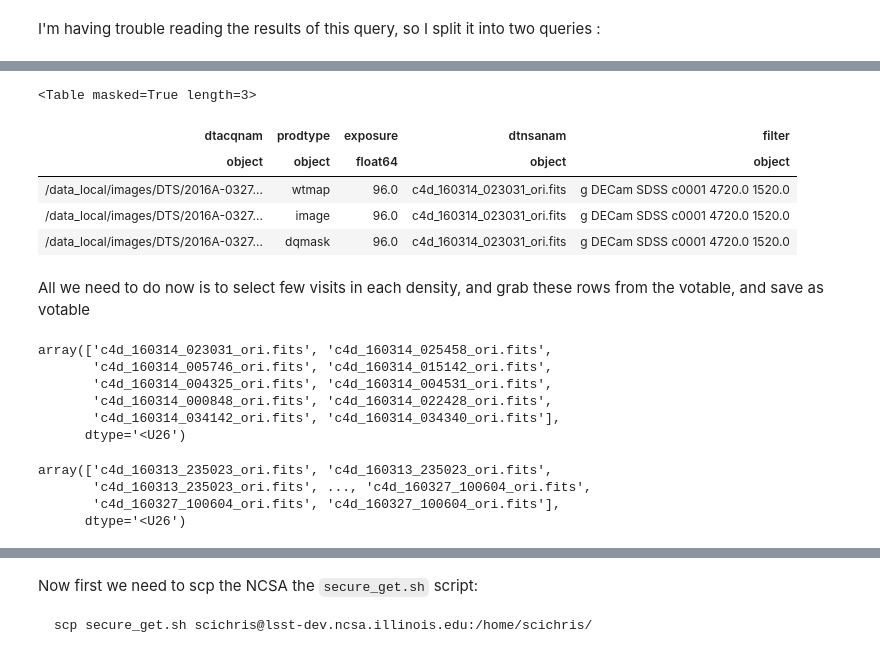
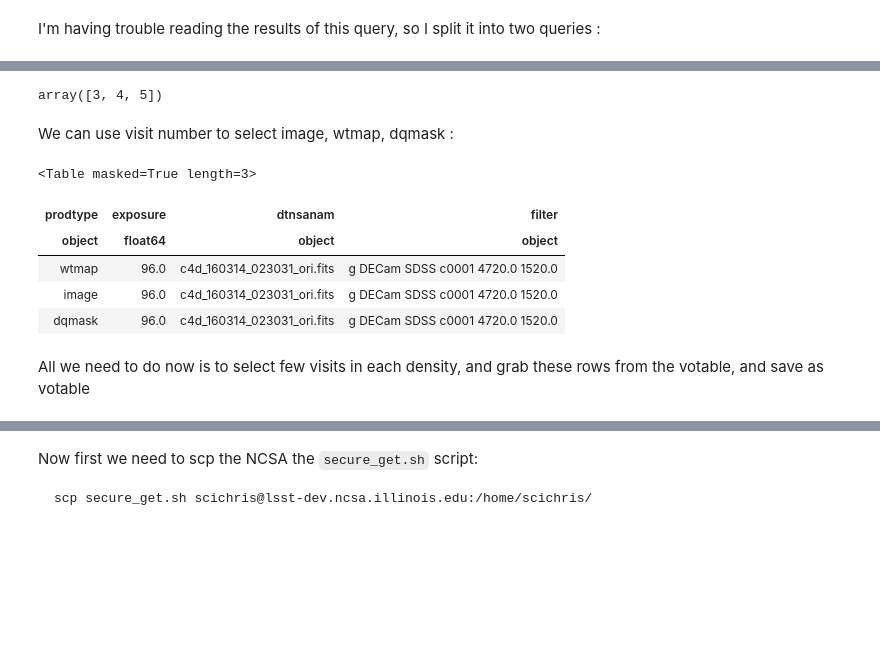
Before and after one commit to suberlak/crowded_fields, a Jupyter notebook: code/N0_DECAPS_select_MAF.ipynb, the cells around one changed output, grey strips where cells are left out. Saved outputs shown, nothing was run; the diff lists cells and outputs as text; code cells hidden in the pictures; blank space fills up the shorter version.

```diff
--- a/code/N0_DECAPS_select_MAF.ipynb
+++ b/code/N0_DECAPS_select_MAF.ipynb
@@ -394,0 +492,4 @@ WARNING: W22: rows_as_votable_1516932989_6863.vot.xml:10:2: W22: The DEFINITIONS
+# %%
+# Stack with hstack :
+cols = decaps_rows2.colnames
+decaps_rows = vstack([decaps_rows1[cols], decaps_rows2])
@@ -394,0 +498,6 @@ WARNING: W22: rows_as_votable_1516932989_6863.vot.xml:10:2: W22: The DEFINITIONS
+# %%
+# visit comes from dtacqnam
+x1 = len('/data_local/images/DTS/2016A-0327/DECam_00')
+x2 = len('.fits.fz')
+visit = [line[x1:-x2] for line in decaps_rows['dtacqnam'].data.astype(str)]
+decaps_rows['visit'] = visit
@@ -395,31 +514,26 @@ WARNING: W22: rows_as_votable_1516932989_6863.vot.xml:10:2: W22: The DEFINITIONS
+# %%
+# This quick test ensures that
+# a) each visit number is used only once
+# b) each visit is connected to three rows,
+#    containing image, dqmask, wtmap
+counts,values = np.unique(decaps_rows['visit'], return_counts=True)
+np.unique(values)
+# %% [output]
+array([3, 4, 5])
+# %% [markdown]
+We can use visit number to select image, wtmap, dqmask  :
 # %%
 # Test on one object in 5% region :
 # what are the dqmask, instcal, wtmap ?
-mask_rows = np.in1d(decaps_rows['dtnsanam'].data.data.astype(str),
-                    'c4d_160314_023031_ori.fits')
-decaps_rows[mask_rows]['dtacqnam','prodtype', 'exposure', 'dtnsanam', 'filter']
+mask_rows = np.in1d(decaps_rows['visit'].data.data.astype(str),
+                    '525904')
+decaps_rows[mask_rows]['prodtype', 'exposure', 'dtnsanam', 'filter']
 # %% [output]
 <Table masked=True length=3>
-| dtacqnam | prodtype | exposure | dtnsanam | filter |
-| object | object | float64 | object | object |
-| /data_local/images/DTS/2016A-0327... | wtmap | 96.0 | c4d_160314_023031_ori.fits | g DECam SDSS c0001 4720.0 1520.0 |
-| /data_local/images/DTS/2016A-0327... | image | 96.0 | c4d_160314_023031_ori.fits | g DECam SDSS c0001 4720.0 1520.0 |
-| /data_local/images/DTS/2016A-0327... | dqmask | 96.0 | c4d_160314_023031_ori.fits | g DECam SDSS c0001 4720.0 1520.0 |
+| prodtype | exposure | dtnsanam | filter |
+| object | float64 | object | object |
+| wtmap | 96.0 | c4d_160314_023031_ori.fits | g DECam SDSS c0001 4720.0 1520.0 |
+| image | 96.0 | c4d_160314_023031_ori.fits | g DECam SDSS c0001 4720.0 1520.0 |
+| dqmask | 96.0 | c4d_160314_023031_ori.fits | g DECam SDSS c0001 4720.0 1520.0 |
 # %% [markdown]
 All we need to do now is to select few visits in each density,  and grab these rows from the votable, and save as votable
-# %%
-selected_visits['dtnsanam'].data.astype(str)
-# %% [output]
-array(['c4d_160314_023031_ori.fits', 'c4d_160314_025458_ori.fits',
-       'c4d_160314_005746_ori.fits', 'c4d_160314_015142_ori.fits',
-       'c4d_160314_004325_ori.fits', 'c4d_160314_004531_ori.fits',
-       'c4d_160314_000848_ori.fits', 'c4d_160314_022428_ori.fits',
-       'c4d_160314_034142_ori.fits', 'c4d_160314_034340_ori.fits'],
-      dtype='<U26')
-# %%
-decaps_rows['dtnsanam'].data.data.astype(str)
-# %% [output]
-array(['c4d_160313_235023_ori.fits', 'c4d_160313_235023_ori.fits',
-       'c4d_160313_235023_ori.fits', ..., 'c4d_160327_100604_ori.fits',
-       'c4d_160327_100604_ori.fits', 'c4d_160327_100604_ori.fits'],
-      dtype='<U26')
```
Also changed, not shown: parts of 44 cells of this notebook, 4 other files.
